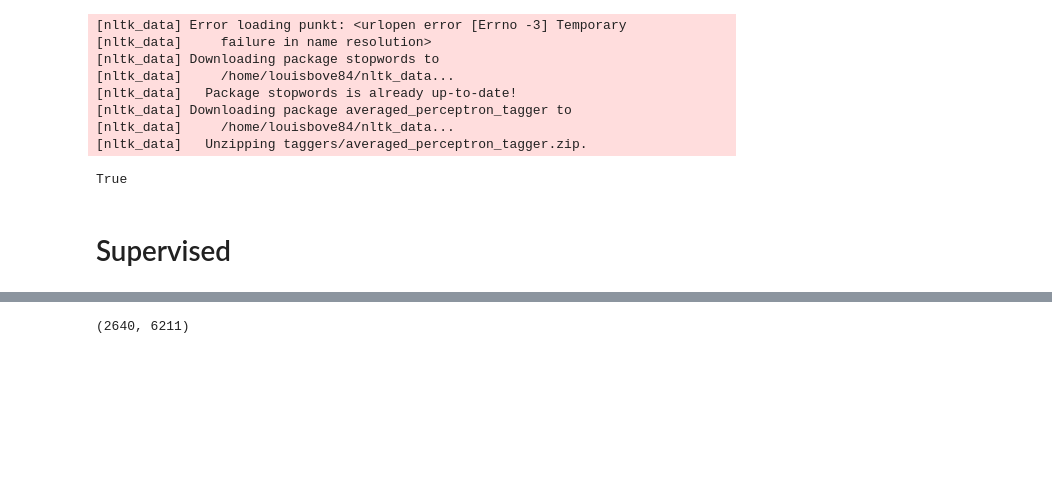
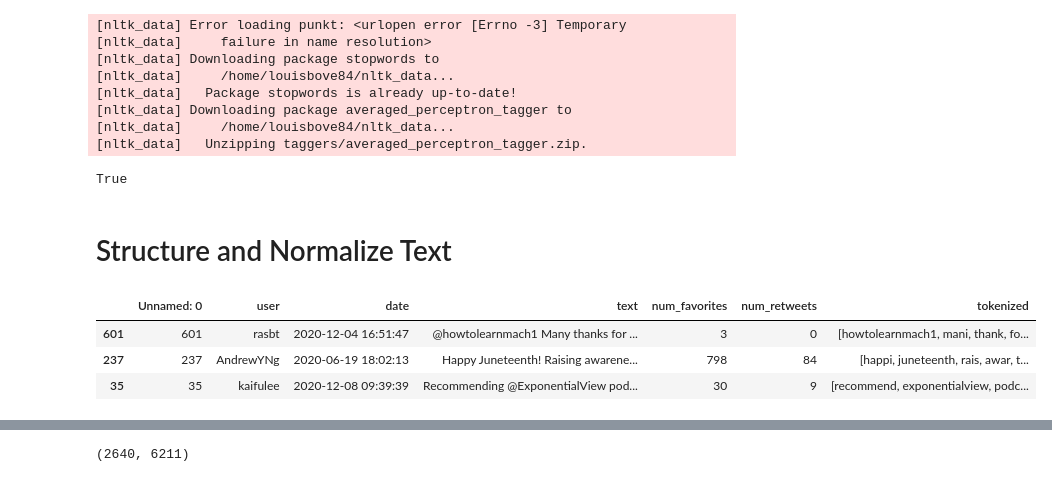
Before and after one commit to louisbove84/Article-Rating-Predictor, a Jupyter notebook: NLP.ipynb, the cells around one changed output, grey strips where cells are left out. Cells and saved outputs as stored; diff of their text form; code cells hidden in the pictures; blank space fills up the shorter version.

```diff
--- a/NLP.ipynb
+++ b/NLP.ipynb
@@ -25,5 +27,3 @@ from nltk.util import ngrams
 from nltk import pos_tag
 from collections import Counter
 from sklearn.feature_extraction.text import CountVectorizer, TfidfVectorizer
-# %% [markdown]
-# Supervised
@@ -30,3 +37,5 @@ from sklearn.feature_extraction.text import CountVectorizer, TfidfVectorizer
+# %% [markdown]
+# Structure and Normalize Text
 # %%
 #Import Twitter and Reddit DataFrames
 df_twitter = pd.read_csv('twitter.csv')
@@ -34,0 +42,7 @@ df_twitter = pd.read_csv('twitter.csv')
+# %%
+df_twitter.sample(3)
+# %% [output]
+|  | Unnamed: 0 | user | date | text | num_favorites | num_retweets | tokenized |
+| 601 | 601 | rasbt | 2020-12-04 16:51:47 | @howtolearnmach1 Many thanks for ... | 3 | 0 | [howtolearnmach1, mani, thank, fo... |
+| 237 | 237 | AndrewYNg | 2020-06-19 18:02:13 | Happy Juneteenth! Raising awarene... | 798 | 84 | [happi, juneteenth, rais, awar, t... |
+| 35 | 35 | kaifulee | 2020-12-08 09:39:39 | Recommending @ExponentialView pod... | 30 | 9 | [recommend, exponentialview, podc... |
```
Also changed, not shown: parts of 18 cells of this notebook, 1 other file.
